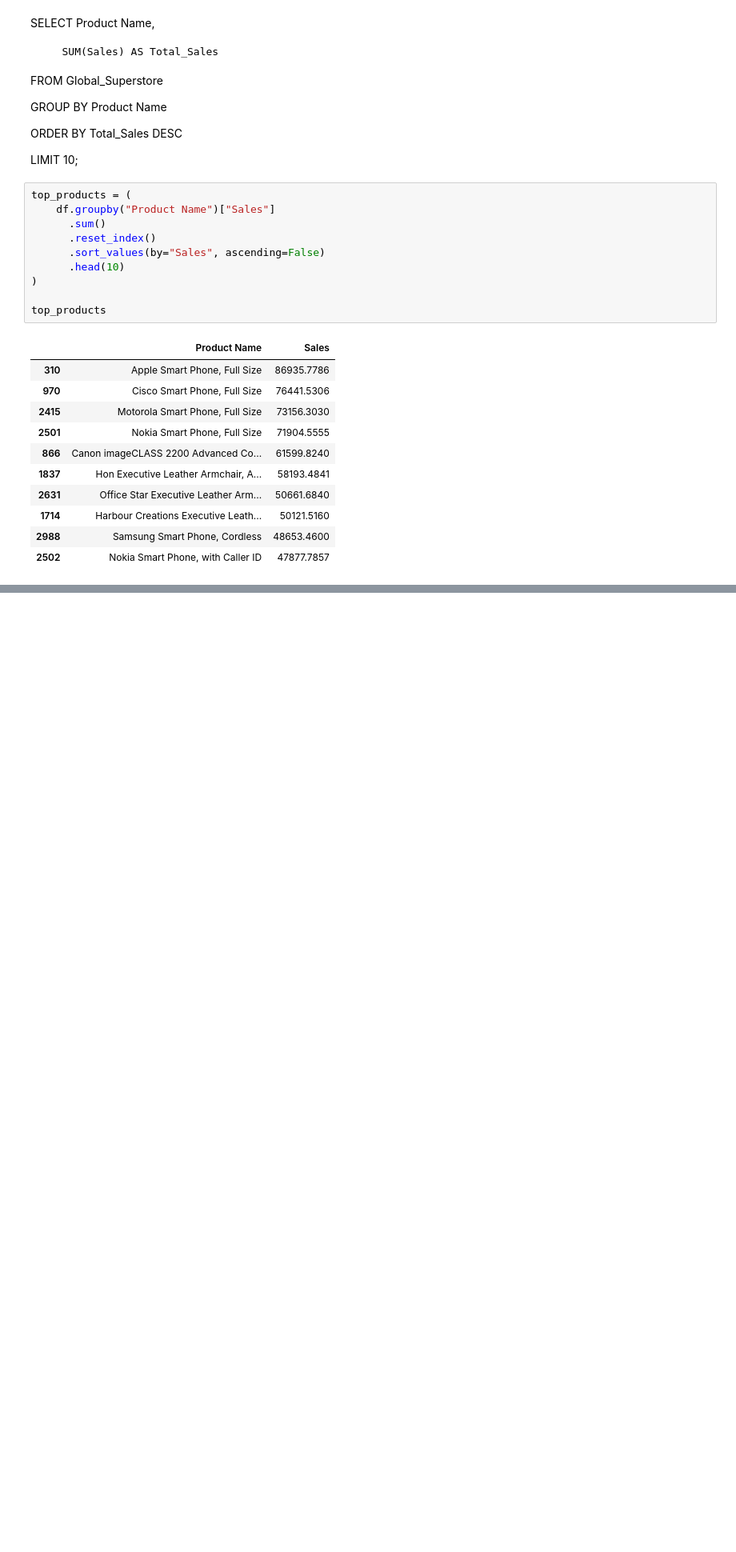
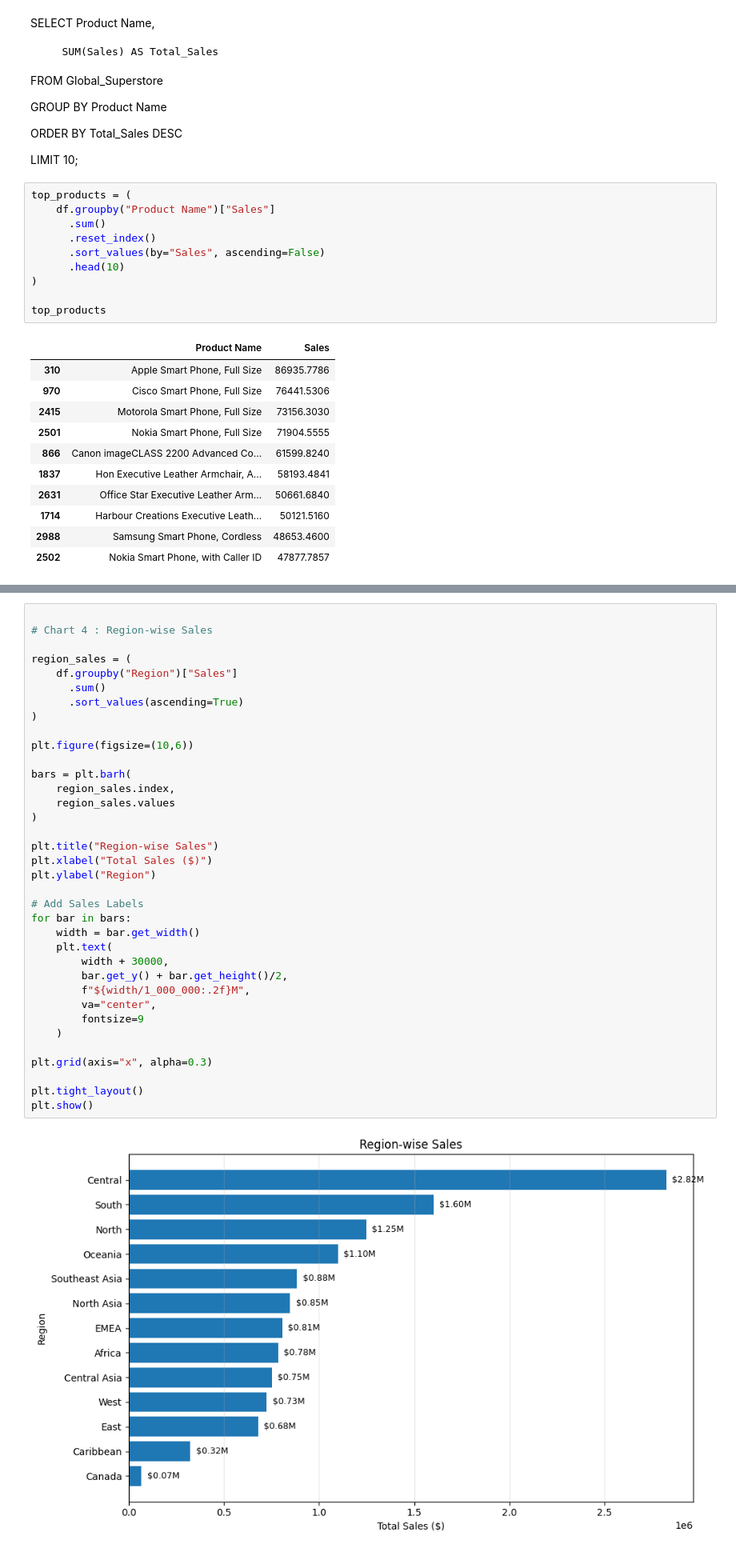
Before and after one commit to AiWriter404/sql-style-business-analysis, a Jupyter notebook: sql-style-business-analysis.ipynb, the cells around one changed output, grey strips where cells are left out. Shown at 80% size. Cells and saved outputs as stored; diff of their text form; blank space fills up the shorter version.

```diff
--- a/sql-style-business-analysis.ipynb
+++ b/sql-style-business-analysis.ipynb
@@ -293,0 +437,38 @@ top_products
+# %%
+
+# Chart 4 : Region-wise Sales
+
+region_sales = (
+    df.groupby("Region")["Sales"]
+      .sum()
+      .sort_values(ascending=True)
+)
+
+plt.figure(figsize=(10,6))
+
+bars = plt.barh(
+    region_sales.index,
+    region_sales.values
+)
+
+plt.title("Region-wise Sales")
+plt.xlabel("Total Sales ($)")
+plt.ylabel("Region")
+
+# Add Sales Labels
+for bar in bars:
+    width = bar.get_width()
+    plt.text(
+        width + 30000,
+        bar.get_y() + bar.get_height()/2,
+        f"${width/1_000_000:.2f}M",
+        va="center",
+        fontsize=9
+    )
+
+plt.grid(axis="x", alpha=0.3)
+
+plt.tight_layout()
+plt.show()
+# %% [output]
+[figure, added]
```
Also changed, not shown: parts of 9 cells of this notebook.
